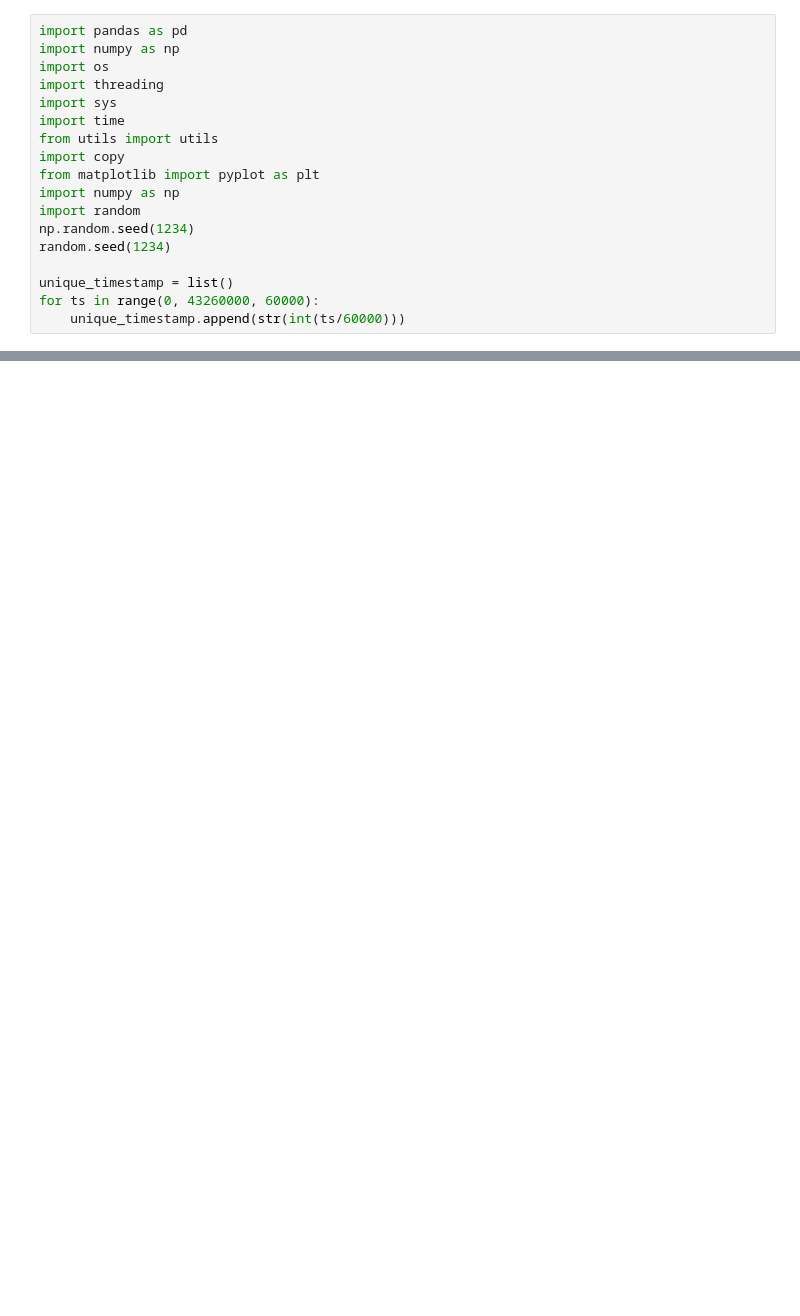
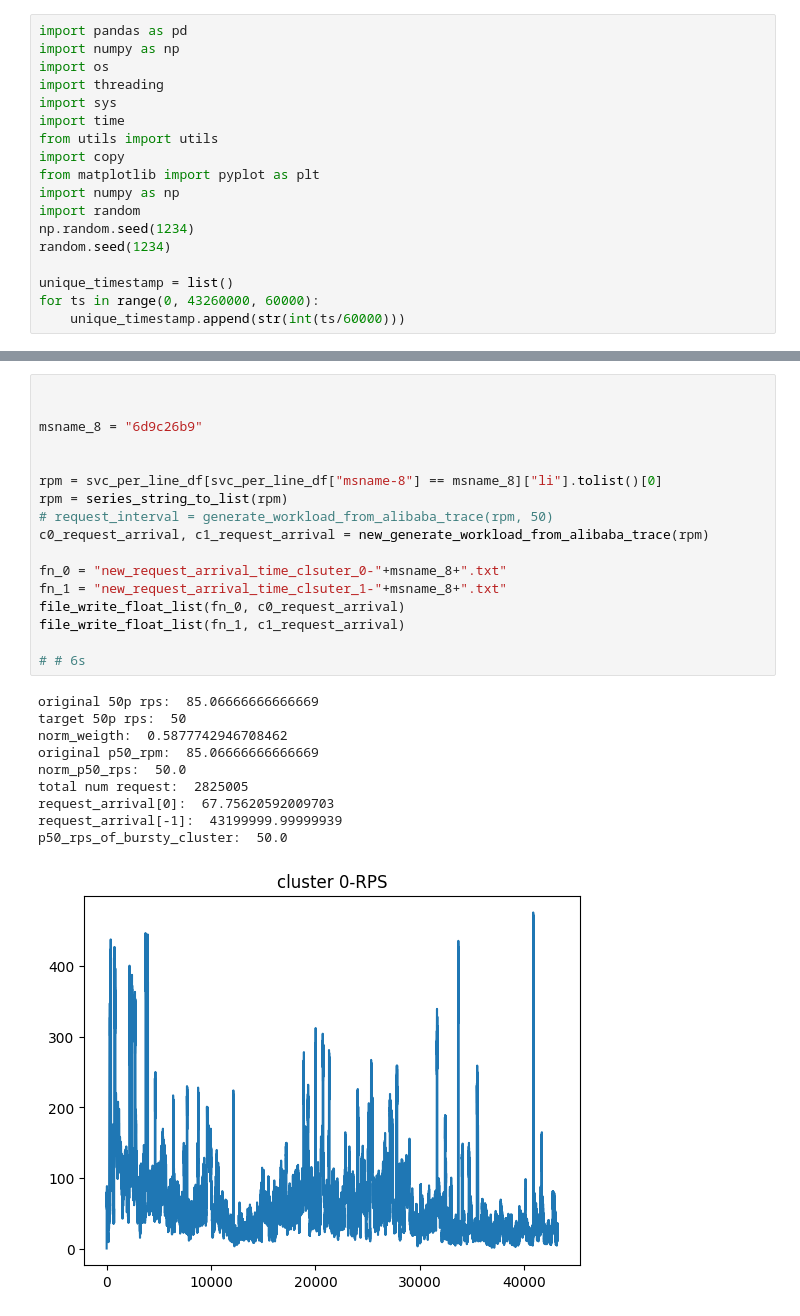
Before and after one commit to netarch/slate-sim, a Jupyter notebook: parser/parser_3.ipynb, the cells around one changed output, grey strips where cells are left out. Saved outputs shown, nothing was run; the diff lists cells and outputs as text; blank space fills up the shorter version.

```diff
--- a/parser/parser_3.ipynb
+++ b/parser/parser_3.ipynb
@@ -18,0 +210,28 @@ for ts in range(0, 43260000, 60000):
+# %%
+
+
+msname_8 = "6d9c26b9"
+
+
+rpm = svc_per_line_df[svc_per_line_df["msname-8"] == msname_8]["li"].tolist()[0]
+rpm = series_string_to_list(rpm)
+# request_interval = generate_workload_from_alibaba_trace(rpm, 50)
+c0_request_arrival, c1_request_arrival = new_generate_workload_from_alibaba_trace(rpm)
+
+fn_0 = "new_request_arrival_time_clsuter_0-"+msname_8+".txt"
+fn_1 = "new_request_arrival_time_clsuter_1-"+msname_8+".txt"
+file_write_float_list(fn_0, c0_request_arrival)
+file_write_float_list(fn_1, c1_request_arrival)
+
+# # 6s
+# %% [output]
+original 50p rps:  85.06666666666669
+target 50p rps:  50
+norm_weigth:  0.5877742946708462
+original p50_rpm:  85.06666666666669
+norm_p50_rps:  50.0
+total num request:  2825005
+request_arrival[0]:  67.75620592009703
+request_arrival[-1]:  43199999.99999939
+p50_rps_of_bursty_cluster:  50.0
+[figure, added]
```
Also changed, not shown: parts of 8 cells of this notebook, 2 other files.
